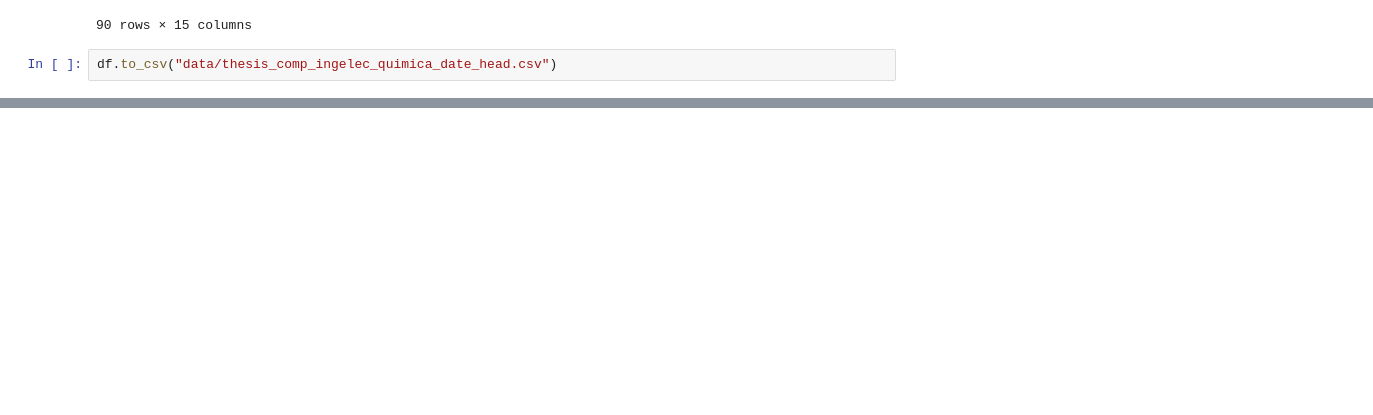
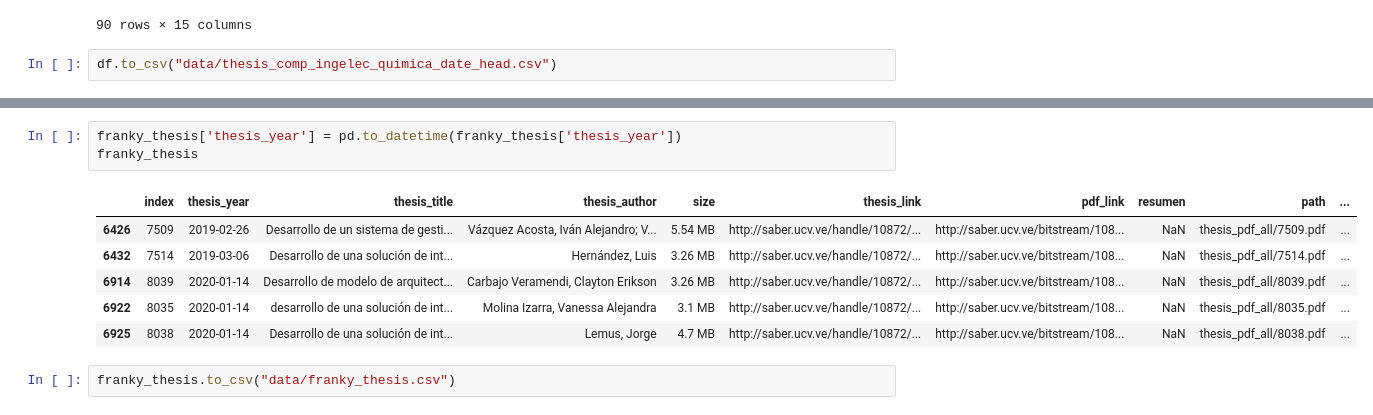
Before and after one commit to HighDeFing/thesis_v4, a Jupyter notebook: notebooks/Change_date_numbers.ipynb, the cells around one changed output, grey strips where cells are left out. Cells and saved outputs as stored; diff of their text form; blank space fills up the shorter version.

```diff
--- a/notebooks/Change_date_numbers.ipynb
+++ b/notebooks/Change_date_numbers.ipynb
@@ -39,0 +67,12 @@ df.to_csv("data/thesis_comp_ingelec_quimica_date_head.csv")
+# %%
+franky_thesis['thesis_year'] = pd.to_datetime(franky_thesis['thesis_year'])
+franky_thesis
+# %% [output]
+|  | index | thesis_year | thesis_title | thesis_author | size | thesis_link | pdf_link | resumen | path | ... |
+| 6426 | 7509 | 2019-02-26 | Desarrollo de un sistema de gesti... | Vázquez Acosta, Iván Alejandro; V... | 5.54 MB | http://saber.ucv.ve/handle/10872/... | http://saber.ucv.ve/bitstream/108... | NaN | thesis_pdf_all/7509.pdf | ... |
+| 6432 | 7514 | 2019-03-06 | Desarrollo de una solución de int... | Hernández, Luis | 3.26 MB | http://saber.ucv.ve/handle/10872/... | http://saber.ucv.ve/bitstream/108... | NaN | thesis_pdf_all/7514.pdf | ... |
+| 6914 | 8039 | 2020-01-14 | Desarrollo de modelo de arquitect... | Carbajo Veramendi, Clayton Erikson | 3.26 MB | http://saber.ucv.ve/handle/10872/... | http://saber.ucv.ve/bitstream/108... | NaN | thesis_pdf_all/8039.pdf | ... |
+| 6922 | 8035 | 2020-01-14 | desarrollo de una solución de int... | Molina Izarra, Vanessa Alejandra | 3.1 MB | http://saber.ucv.ve/handle/10872/... | http://saber.ucv.ve/bitstream/108... | NaN | thesis_pdf_all/8035.pdf | ... |
+| 6925 | 8038 | 2020-01-14 | Desarrollo de una solución de int... | Lemus, Jorge | 4.7 MB | http://saber.ucv.ve/handle/10872/... | http://saber.ucv.ve/bitstream/108... | NaN | thesis_pdf_all/8038.pdf | ... |
+# %%
+franky_thesis.to_csv("data/franky_thesis.csv")
```
Also changed, not shown: parts of 6 cells of this notebook, 12 other files.
